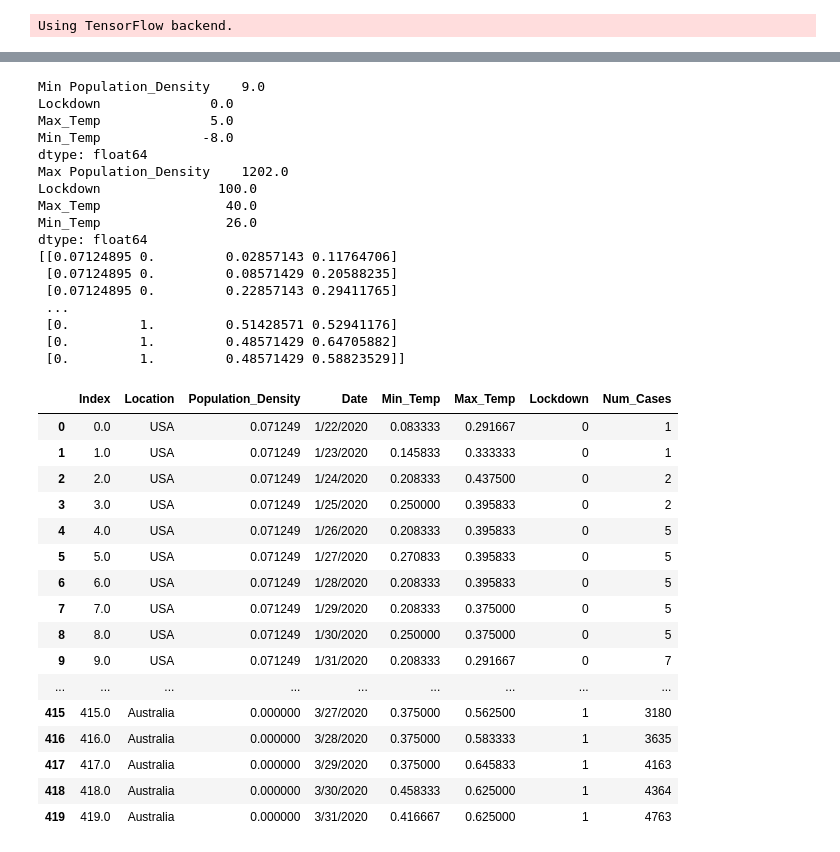
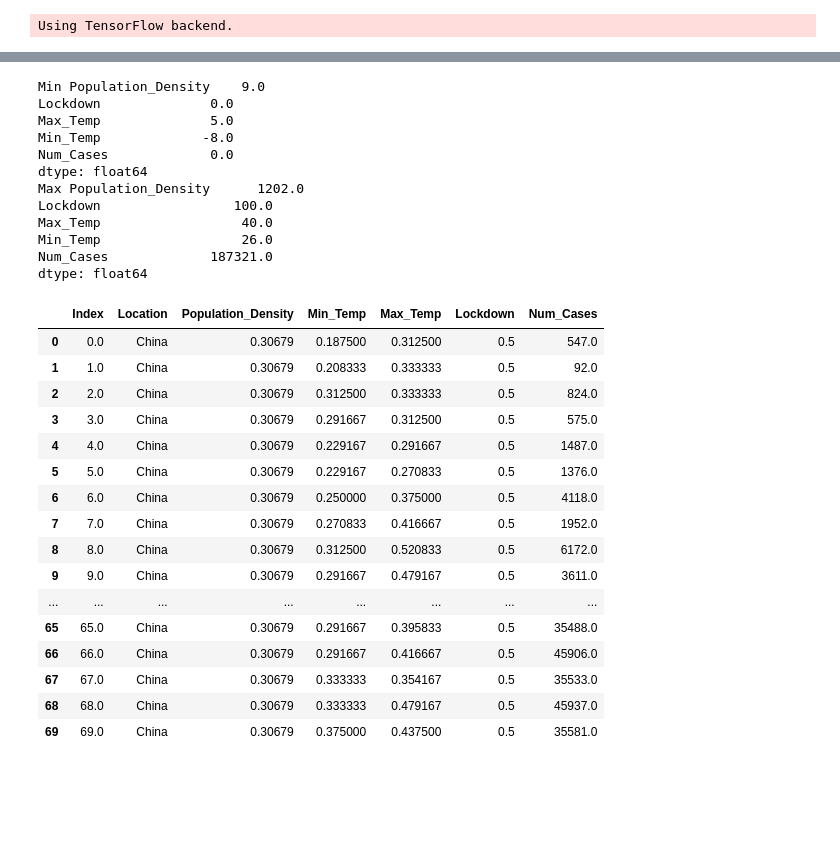
Before and after one commit to abdulsmapara/Covid-19-Trend-Predictor, a Jupyter notebook: src/covid-19-trend-predictor.ipynb, the cells around one changed output, grey strips where cells are left out. Drawn from its saved outputs; the diff is of its cells as text; code cells hidden in the pictures; blank space fills up the shorter version.

```diff
--- a/src/covid-19-trend-predictor.ipynb
+++ b/src/covid-19-trend-predictor.ipynb
@@ -47,58 +20,74 @@ df
 # %%
-numeric_columns = ['Population_Density','Lockdown','Max_Temp','Min_Temp']
+# data
+df = pd.read_csv('../Timeseries-Data/timeseries_data.csv')
+columns_to_keep = ['Date','Index','Location','Population_Density','Min_Temp','Max_Temp','Lockdown','Num_Cases']
+df = df.astype({"Population_Density":float ,"Lockdown": float,'Num_Cases':float})
+df = df[columns_to_keep]
+numeric_columns = ['Population_Density','Lockdown','Max_Temp','Min_Temp','Num_Cases']
 df_numeric = df[numeric_columns]
 df_temp = df[['Min_Temp','Max_Temp']]
 final_temp = []
-
 df_numeric.head()
 print('Min', np.min(df_numeric))
 print('Max', np.max(df_numeric))
 dataset = df_numeric.astype('float64')
 # scaling
 scaler = MinMaxScaler(feature_range=(0.0, 1.0))
 scaled_data = scaler.fit_transform(dataset)
 temp_deno = (np.max(df['Max_Temp']) - np.min(df['Min_Temp']))
 temp_num = np.min(df['Min_Temp'])
-print(scaled_data)
 for ind in df['Index']:
     index = int(ind)
     df.at[index,'Population_Density'] = scaled_data[index][0]
     df.at[index,'Lockdown'] = scaled_data[index][1]
     df.at[index,'Min_Temp'] = (df.at[index,'Min_Temp'] - temp_num)/ temp_deno
     df.at[index,'Max_Temp'] = (df.at[index,'Max_Temp'] - temp_num)/ temp_deno
-df
+#     df.at[index,'Num_Cases'] = scaled_data[index][4]
+df = df.set_index("Date")
+df_final = []
+df_final.append(df[df.Location=='Australia'].reset_index(drop=True))
+df_final.append(df[df.Location == 'India'].reset_index(drop=True))
+df_final.append(df[df.Location == 'China'].reset_index(drop=True))
+df_final.append(df[df.Location == 'USA'].reset_index(drop=True))
+df_final.append(df[df.Location == 'Italy'].reset_index(drop=True))
+df_final.append(df[df.Location == 'France'].reset_index(drop=True))
+for df_temp in df_final:
+    i=0
+    for ind in df_temp['Index']:
+        df_temp.at[i,'Index'] = i
+        i+=1
+    for ind in df_temp['Index']:
+        i = int(ind)
+        if ind != 0:
+            df_temp.at[i,'Num_Cases'] -= df_temp.at[i-1,'Num_Cases']
+df_final[2]
 # %% [output]
 Min Population_Density    9.0
 Lockdown              0.0
 Max_Temp              5.0
 Min_Temp             -8.0
+Num_Cases             0.0
 dtype: float64
-Max Population_Density    1202.0
-Lockdown               100.0
-Max_Temp                40.0
-Min_Temp                26.0
+Max Population_Density      1202.0
+Lockdown                 100.0
+Max_Temp                  40.0
+Min_Temp                  26.0
+Num_Cases             187321.0
 dtype: float64
-[[0.07124895 0.         0.02857143 0.11764706]
- [0.07124895 0.         0.08571429 0.20588235]
- [0.07124895 0.         0.22857143 0.29411765]
- ...
- [0.         1.         0.51428571 0.52941176]
- [0.         1.         0.48571429 0.64705882]
- [0.         1.         0.48571429 0.58823529]]
-|  | Index | Location | Population_Density | Date | Min_Temp | Max_Temp | Lockdown | Num_Cases |
-| 0 | 0.0 | USA | 0.071249 | 1/22/2020 | 0.083333 | 0.291667 | 0 | 1 |
-| 1 | 1.0 | USA | 0.071249 | 1/23/2020 | 0.145833 | 0.333333 | 0 | 1 |
-| 2 | 2.0 | USA | 0.071249 | 1/24/2020 | 0.208333 | 0.437500 | 0 | 2 |
-| 3 | 3.0 | USA | 0.071249 | 1/25/2020 | 0.250000 | 0.395833 | 0 | 2 |
-| 4 | 4.0 | USA | 0.071249 | 1/26/2020 | 0.208333 | 0.395833 | 0 | 5 |
-| 5 | 5.0 | USA | 0.071249 | 1/27/2020 | 0.270833 | 0.395833 | 0 | 5 |
-| 6 | 6.0 | USA | 0.071249 | 1/28/2020 | 0.208333 | 0.395833 | 0 | 5 |
-| 7 | 7.0 | USA | 0.071249 | 1/29/2020 | 0.208333 | 0.375000 | 0 | 5 |
-| 8 | 8.0 | USA | 0.071249 | 1/30/2020 | 0.250000 | 0.375000 | 0 | 5 |
-| 9 | 9.0 | USA | 0.071249 | 1/31/2020 | 0.208333 | 0.291667 | 0 | 7 |
-| ... | ... | ... | ... | ... | ... | ... | ... | ... |
-| 415 | 415.0 | Australia | 0.000000 | 3/27/2020 | 0.375000 | 0.562500 | 1 | 3180 |
-| 416 | 416.0 | Australia | 0.000000 | 3/28/2020 | 0.375000 | 0.583333 | 1 | 3635 |
-| 417 | 417.0 | Australia | 0.000000 | 3/29/2020 | 0.375000 | 0.645833 | 1 | 4163 |
-| 418 | 418.0 | Australia | 0.000000 | 3/30/2020 | 0.458333 | 0.625000 | 1 | 4364 |
-| 419 | 419.0 | Australia | 0.000000 | 3/31/2020 | 0.416667 | 0.625000 | 1 | 4763 |
+|  | Index | Location | Population_Density | Min_Temp | Max_Temp | Lockdown | Num_Cases |
+| 0 | 0.0 | China | 0.30679 | 0.187500 | 0.312500 | 0.5 | 547.0 |
+| 1 | 1.0 | China | 0.30679 | 0.208333 | 0.333333 | 0.5 | 92.0 |
+| 2 | 2.0 | China | 0.30679 | 0.312500 | 0.333333 | 0.5 | 824.0 |
+| 3 | 3.0 | China | 0.30679 | 0.291667 | 0.312500 | 0.5 | 575.0 |
+| 4 | 4.0 | China | 0.30679 | 0.229167 | 0.291667 | 0.5 | 1487.0 |
+| 5 | 5.0 | China | 0.30679 | 0.229167 | 0.270833 | 0.5 | 1376.0 |
+| 6 | 6.0 | China | 0.30679 | 0.250000 | 0.375000 | 0.5 | 4118.0 |
+| 7 | 7.0 | China | 0.30679 | 0.270833 | 0.416667 | 0.5 | 1952.0 |
+| 8 | 8.0 | China | 0.30679 | 0.312500 | 0.520833 | 0.5 | 6172.0 |
+| 9 | 9.0 | China | 0.30679 | 0.291667 | 0.479167 | 0.5 | 3611.0 |
+| ... | ... | ... | ... | ... | ... | ... | ... |
+| 65 | 65.0 | China | 0.30679 | 0.291667 | 0.395833 | 0.5 | 35488.0 |
+| 66 | 66.0 | China | 0.30679 | 0.291667 | 0.416667 | 0.5 | 45906.0 |
+| 67 | 67.0 | China | 0.30679 | 0.333333 | 0.354167 | 0.5 | 35533.0 |
+| 68 | 68.0 | China | 0.30679 | 0.333333 | 0.479167 | 0.5 | 45937.0 |
+| 69 | 69.0 | China | 0.30679 | 0.375000 | 0.437500 | 0.5 | 35581.0 |
```
Also changed, not shown: parts of 10 cells of this notebook.
